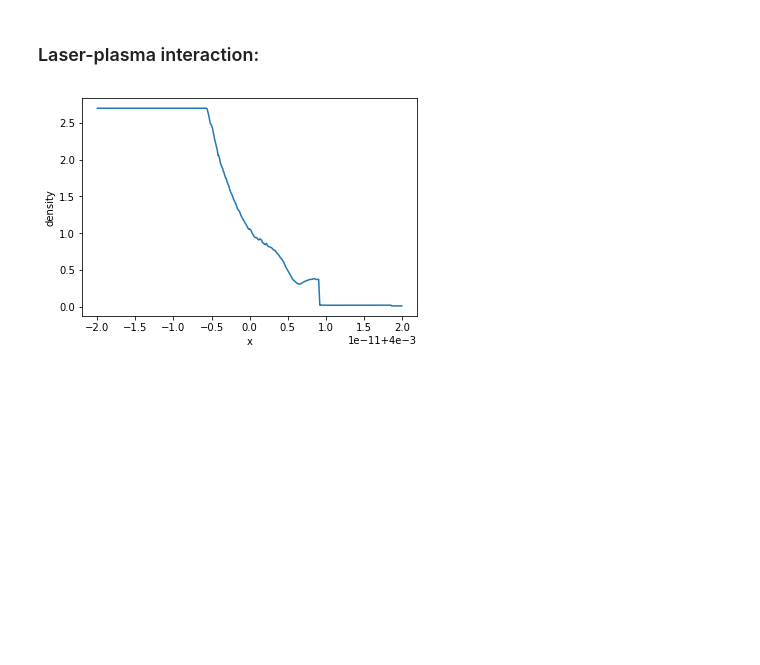
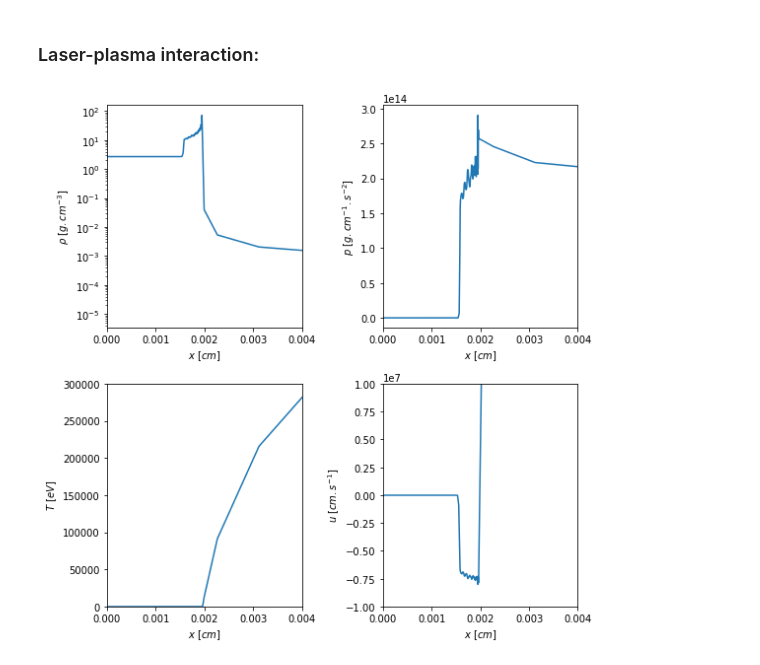
Before and after one commit to valenpe7/1d_euler_system_solver, a Jupyter notebook: main.ipynb, the cells around one changed output. Saved outputs shown, nothing was run; the diff lists cells and outputs as text; code cells hidden in the pictures; blank space fills up the shorter version.

```diff
--- a/main.ipynb
+++ b/main.ipynb
@@ -182,13 +230,41 @@ s.plot(s.rho, name = "density", centered = True)
 # %% [markdown]
 ### Laser-plasma interaction:
 # %%
-s = solver(a = (40.0e-4 - 0.2e-10), b = (40.0e-4 + 0.2e-10), n_cells = 1000, gamma = 5.0 / 3.0)
-s.initialize_riemann_problem(s.p, interface = [40.0e-4], init_values = [1.0, 0.01])
-s.initialize_riemann_problem(s.rho, interface = [40.0e-4], init_values = [2.7, 0.01])
-s.initialize_riemann_problem(s.u, interface = [40.0e-4], init_values = [0.0, 0.0])
-s.set_laser(wavelength = 1.315e-4, intensity = 1.0e15, t_0 = 4.0e-12, fwhm = 4.0e-12)
-s.set_atomic_weight(26.98)
-s.run(t_start = 0.0, t_end = 8.0e-12, CFL = 0.19, c_a = 0.5)
-s.plot(s.rho, name = "density", centered = True)
+s = solver(a = 0.0e-4, b = 40.0e-4, n_cells = 400, c = 0.99)
+s.set_gamma(5.0 / 3.0)
+s.set_boundary_conditions("free")
+s.initialize_riemann_problem(s.rho, interface = [], init_values = [2.7])
+s.initialize_riemann_problem(s.u, interface = [], init_values = [0.0])
+s.initialize_riemann_problem(s.T, interface = [], init_values = [0.003])
+s.set_laser(wavelength = 1.315e-4, energy = 390.0e7, radius = 100.0e-4, t_0 = 400.0e-12, fwhm = 400.0e-12)
+s.set_atomic_weight(27)
+s.set_ionization(13)
+s.run(t_start = 0.0, t_end = 400.0e-12, CFL = 0.19, c_a = 0.5)
-# %% [output]
-[figure, removed]
+# %%
+fig, ax = plt.subplots(2, 2, figsize=(8, 8))
+
+ax[0][0].semilogy((s.x[1:] + s.x[:-1]) / 2.0, s.rho)
+ax[0][0].set_xlim(0.0, 0.004)
+ax[0][0].set_xlabel(r"$ x \ [cm] $")
+ax[0][0].set_ylabel(r"$ \rho \ [g . cm^{-3}] $")
+
+ax[0][1].plot((s.x[1:] + s.x[:-1]) / 2.0, s.p)
+ax[0][1].set_xlim(0.0, 0.004)
+ax[0][1].set_xlabel(r"$ x \ [cm] $")
+ax[0][1].set_ylabel(r"$ p \ [g . cm^{-1} . s^{-2}] $")
+
+ax[1][0].plot((s.x[1:] + s.x[:-1]) / 2.0, s.T)
+ax[1][0].set_xlim(0.0, 0.004)
+ax[1][0].set_ylim(0.0, 3e5)
+ax[1][0].set_xlabel(r"$ x \ [cm] $")
+ax[1][0].set_ylabel(r"$ T \ [eV] $")
+
+ax[1][1].plot(s.x, s.u)
+ax[1][1].set_xlim(0.0, 0.004)
+ax[1][1].set_ylim(-0.01e9, 0.1e8)
+ax[1][1].set_xlabel(r"$ x \ [cm] $")
+ax[1][1].set_ylabel(r"$ u \ [cm . s^{-1}] $")
+
+fig.tight_layout()
+# %% [output]
+[figure, added]
```
Also changed, not shown: parts of 7 cells of this notebook.
